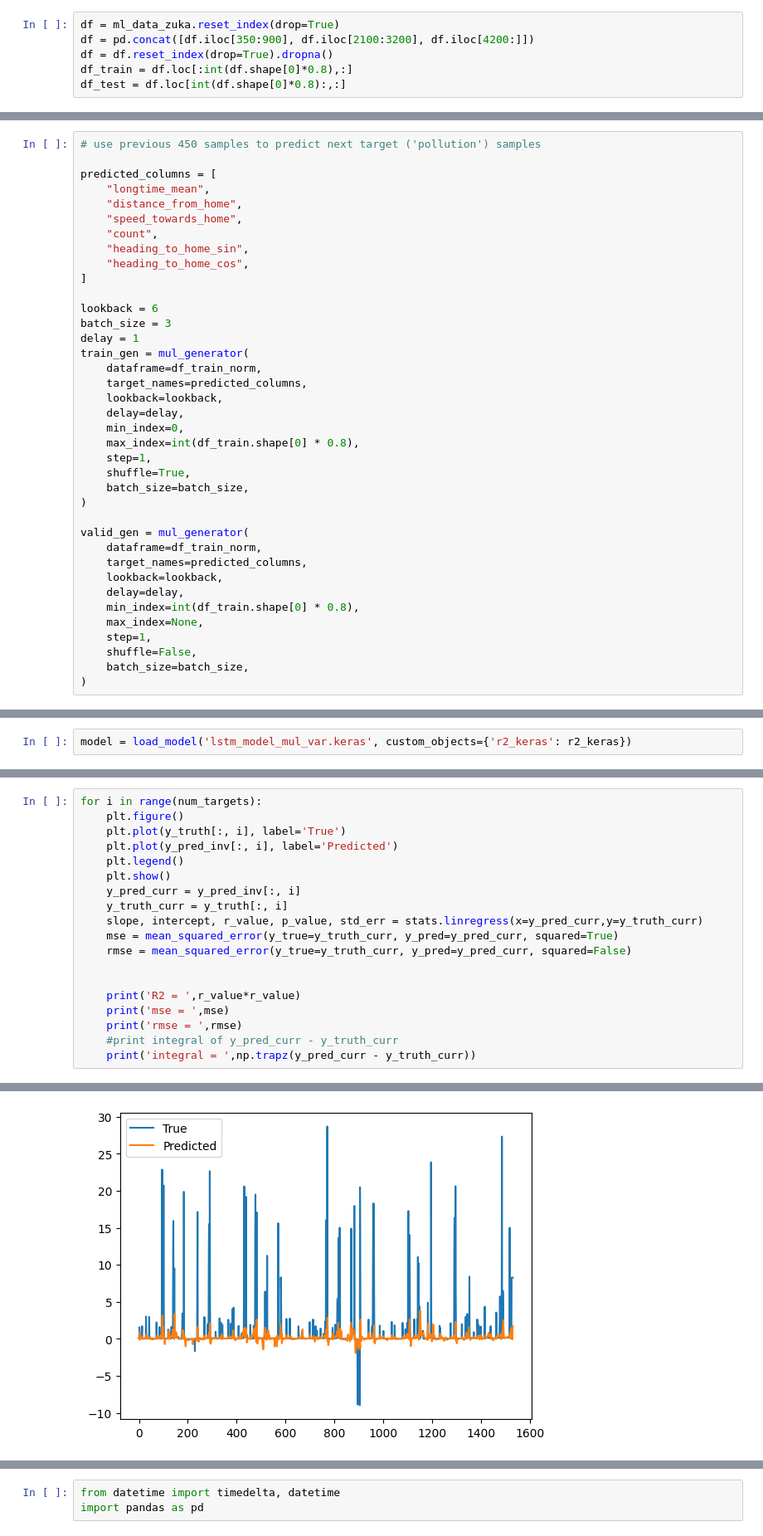
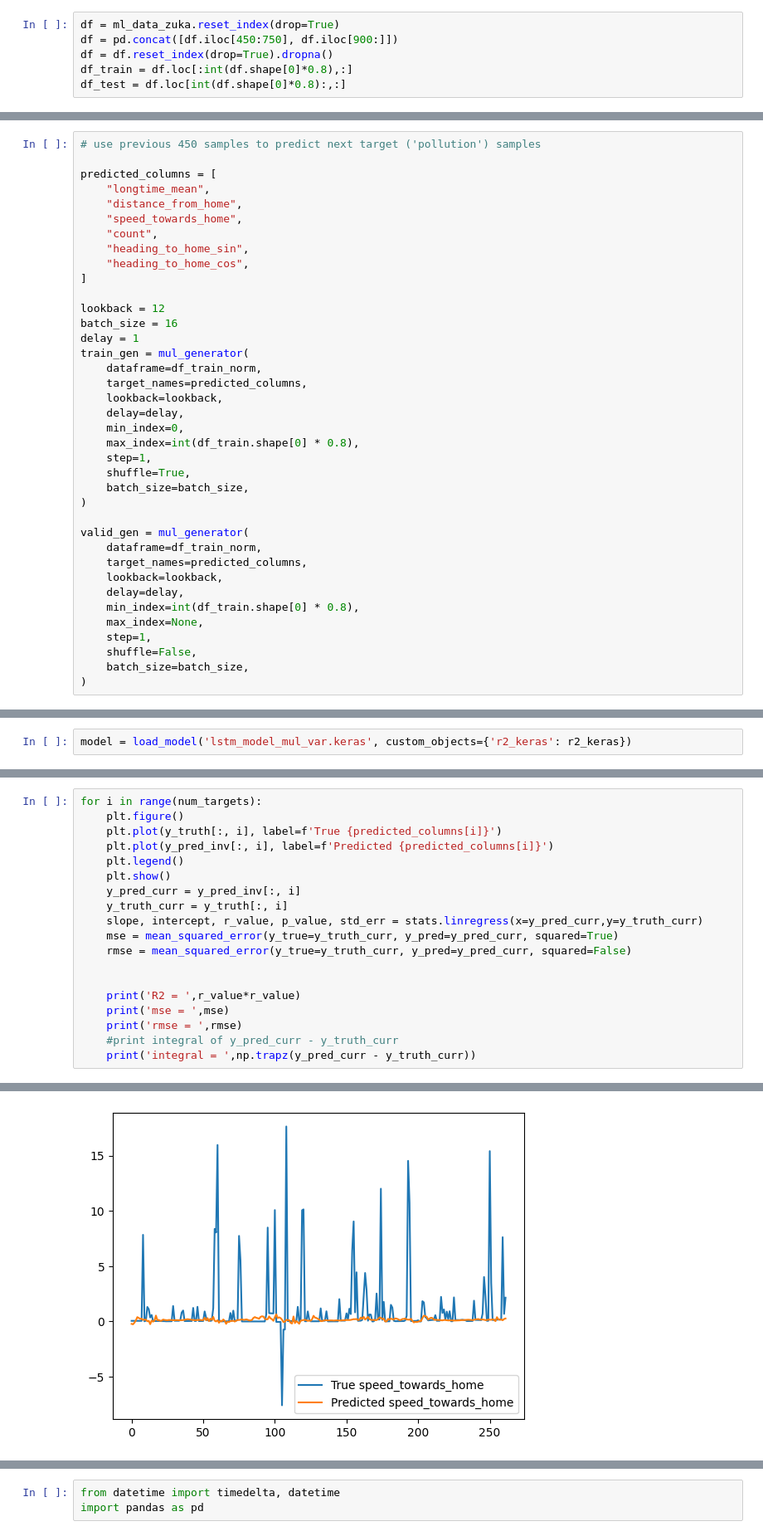
Before and after one commit to grinwi/smartboiler, a Jupyter notebook: src/smartboiler/lstm_example_with_multivariate_time_series 2.ipynb, the cells around one changed output, grey strips where cells are left out. Shown at 83% size. Saved outputs shown, nothing was run; the diff lists cells and outputs as text.

```diff
--- a/src/smartboiler/lstm_example_with_multivariate_time_series 2.ipynb
+++ b/src/smartboiler/lstm_example_with_multivariate_time_series 2.ipynb
@@ -282,6 +265,6 @@ data_all_ml.plot(y='longtime_mean')
 # %%
 df = ml_data_zuka.reset_index(drop=True)
-df = pd.concat([df.iloc[350:900], df.iloc[2100:3200], df.iloc[4200:]])
+df = pd.concat([df.iloc[450:750], df.iloc[900:]])
 df = df.reset_index(drop=True).dropna()
 df_train = df.loc[:int(df.shape[0]*0.8),:]
 df_test = df.loc[int(df.shape[0]*0.8):,:]
@@ -392,8 +371,8 @@ predicted_columns = [
     "heading_to_home_cos",
 ]
 
-lookback = 6
-batch_size = 3
+lookback = 12
+batch_size = 16
 delay = 1
 train_gen = mul_generator(
     dataframe=df_train_norm,
@@ -549,8 +531,8 @@ y_truth = scaler.inverse_transform(y_truth)
 # %%
 for i in range(num_targets):
     plt.figure()
-    plt.plot(y_truth[:, i], label='True')
-    plt.plot(y_pred_inv[:, i], label='Predicted')
+    plt.plot(y_truth[:, i], label=f'True {predicted_columns[i]}')
+    plt.plot(y_pred_inv[:, i], label=f'Predicted {predicted_columns[i]}')
     plt.legend()
     plt.show()
     y_pred_curr = y_pred_inv[:, i]
@@ -579 +561 @@ integral =  -27978.93944470126
-[figure, old version]
+[figure, new version]
```
Also changed, not shown: parts of 17 cells of this notebook, 4 other files.
